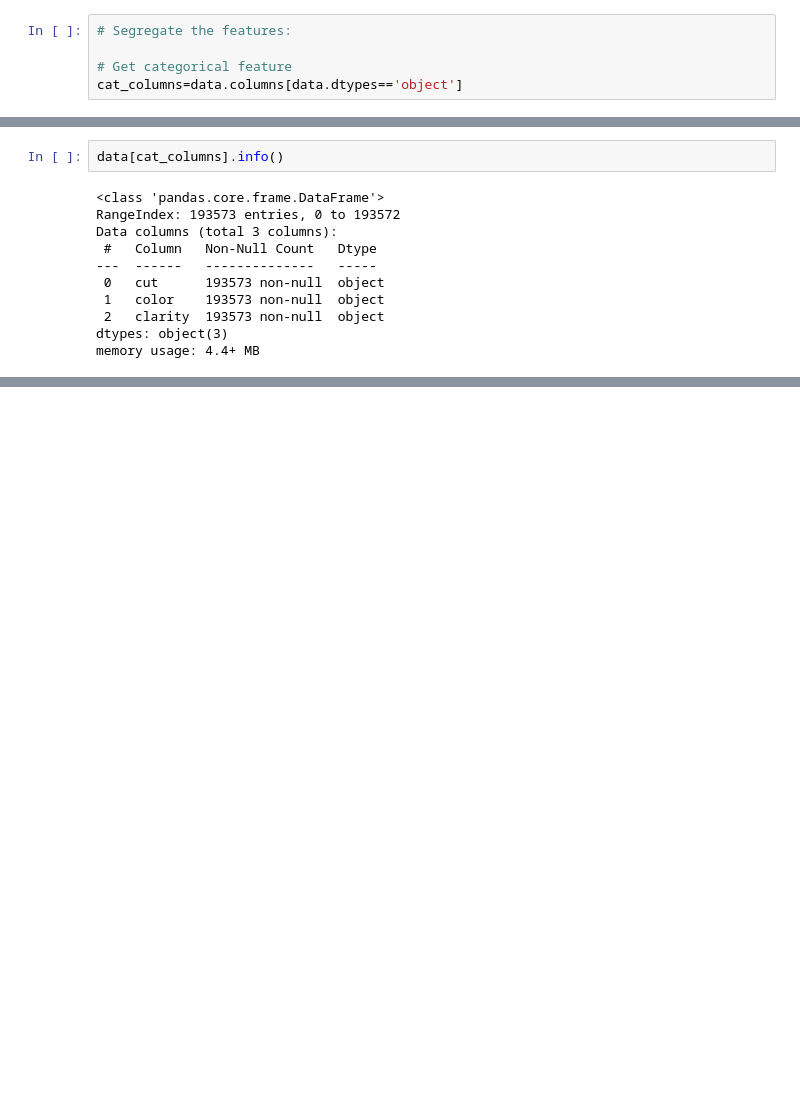
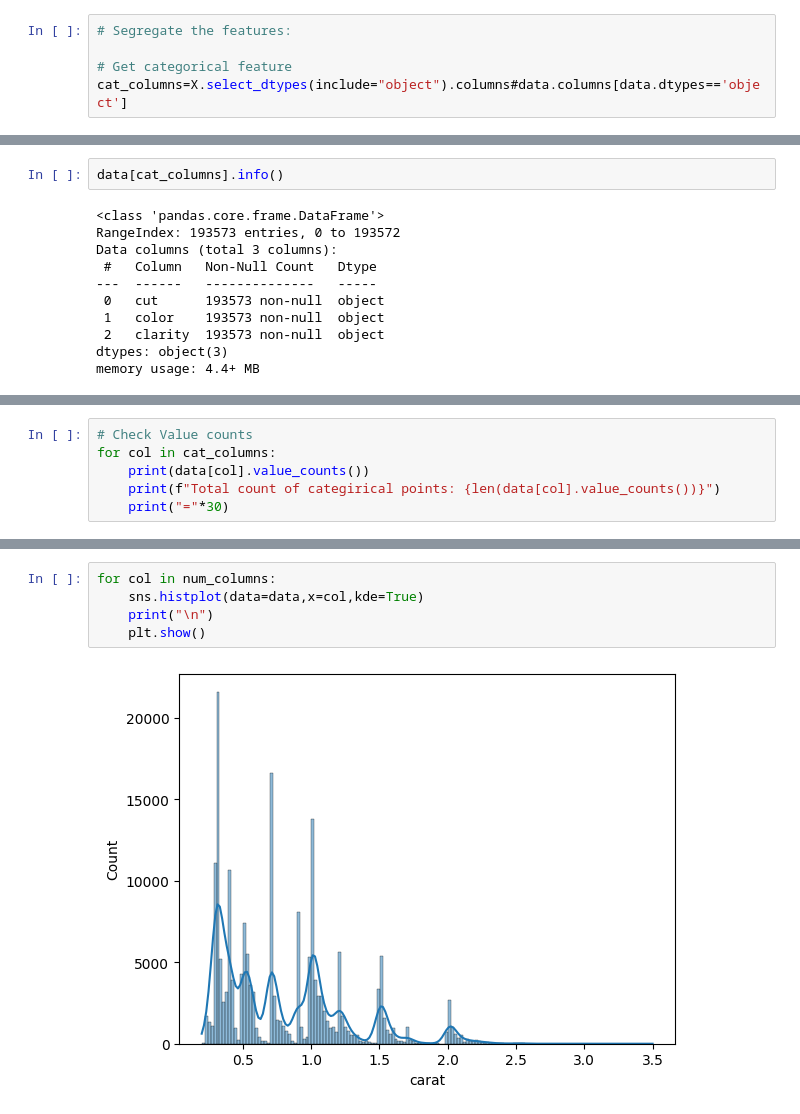
Before and after one commit to sochetan30/mlops-project, a Jupyter notebook: experiments/experiments.ipynb, the cells around one changed output, grey strips where cells are left out. Saved outputs shown, nothing was run; the diff lists cells and outputs as text; blank space fills up the shorter version.

```diff
--- a/experiments/experiments.ipynb
+++ b/experiments/experiments.ipynb
@@ -143,6 +146,6 @@ memory usage: 14.8+ MB
 # Segregate the features:
 
 # Get categorical feature
-cat_columns=data.columns[data.dtypes=='object']
+cat_columns=X.select_dtypes(include="object").columns#data.columns[data.dtypes=='object']
 # %%
 # Get numerical columns
@@ -197,0 +223,6 @@ memory usage: 4.4+ MB
+# %%
+# Check Value counts
+for col in cat_columns:
+    print(data[col].value_counts())
+    print(f"Total count of categirical points: {len(data[col].value_counts())}")
+    print("="*30)
@@ -197,0 +264,7 @@ memory usage: 4.4+ MB
+# %%
+for col in num_columns:
+    sns.histplot(data=data,x=col,kde=True)
+    print("\n")
+    plt.show()
+# %% [output]
+[figure, added]
```
Also changed, not shown: parts of 45 cells of this notebook.
